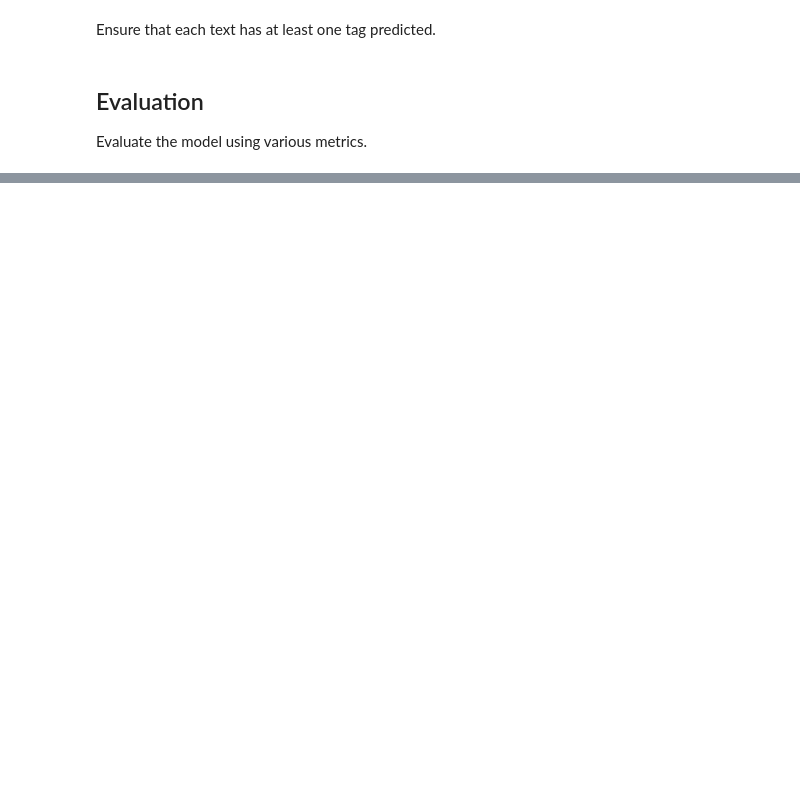
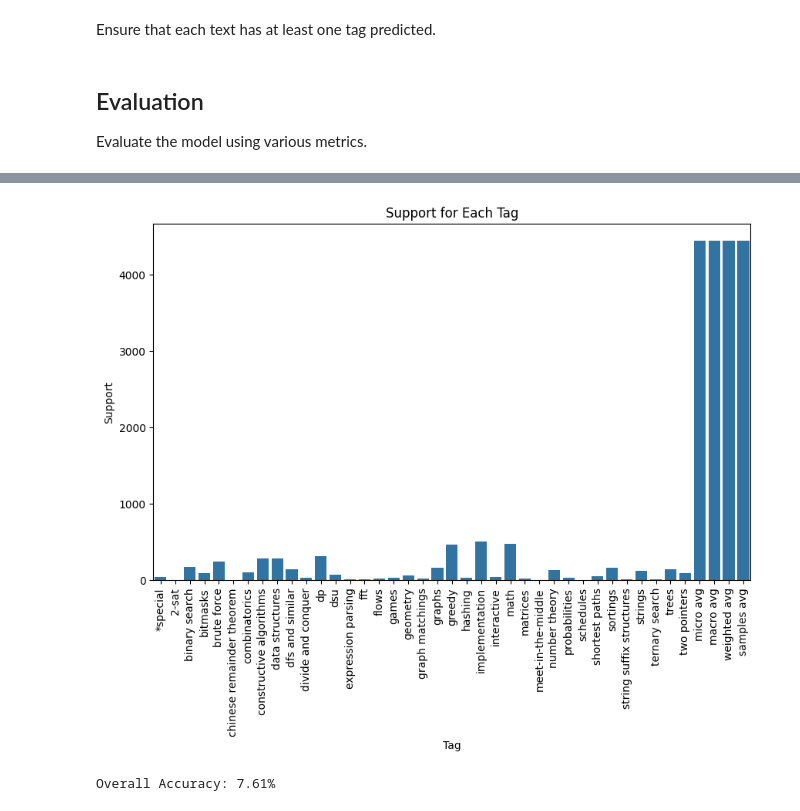
Before and after one commit to ARJ-Code/codeforce-tag-predictor, a Jupyter notebook: src/naive bayes model/naive-bayes-model.ipynb, the cells around one changed output, grey strips where cells are left out. Cells and saved outputs as stored; diff of their text form; code cells hidden in the pictures; blank space fills up the shorter version.

```diff
--- a/src/naive bayes model/naive-bayes-model.ipynb
+++ b/src/naive bayes model/naive-bayes-model.ipynb
@@ -137,0 +144,15 @@ two pointers: 94.40%
+# %%
+plt.figure(figsize=(10, 6))
+sns.barplot(x=report_df.index, y='support', data=report_df)
+plt.xticks(rotation=90)
+plt.title('Support for Each Tag')
+plt.xlabel('Tag')
+plt.ylabel('Support')
+plt.show()
+# %% [output]
+[figure, added]
+# %%
+accuracy = accuracy_score(y_test, y_pred)
+print(f"Overall Accuracy: {accuracy * 100:.2f}%")
+# %% [output]
+Overall Accuracy: 7.61%
```
Also changed, not shown: parts of 9 cells of this notebook.
